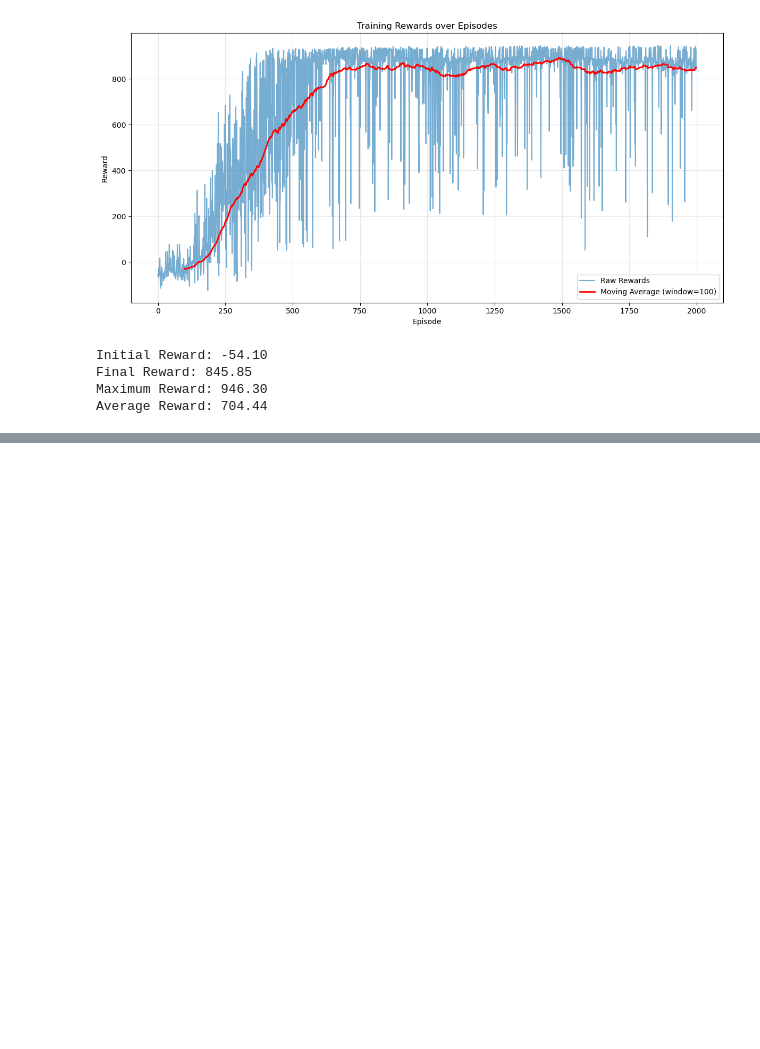
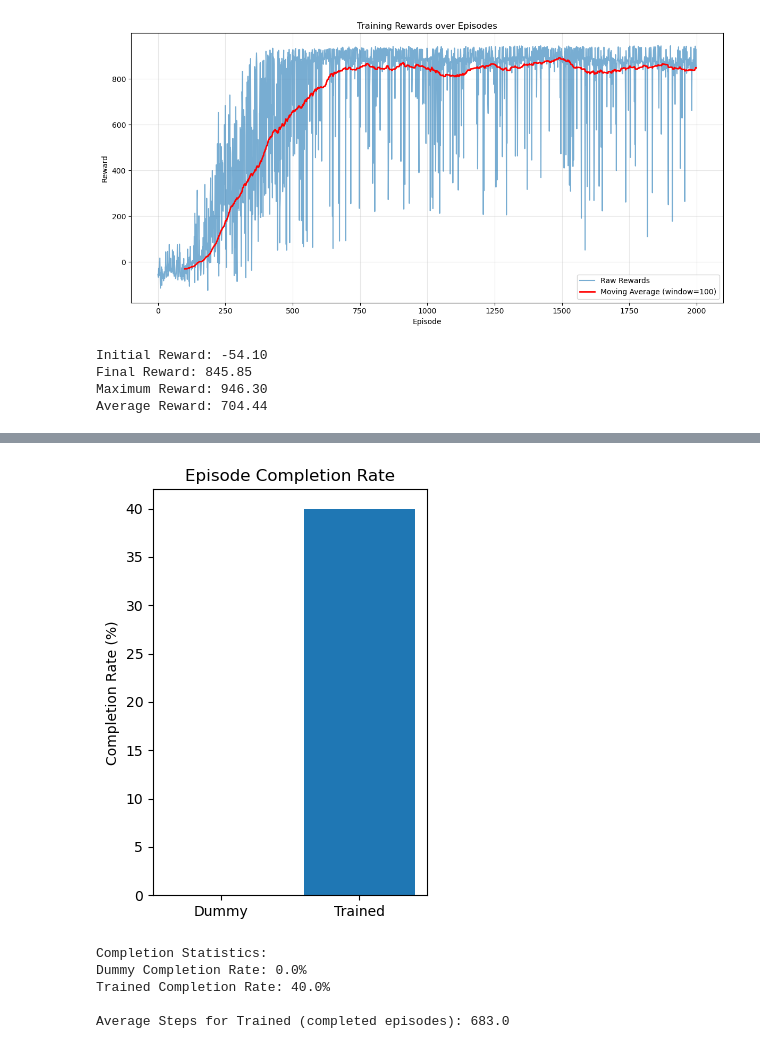
Before and after one commit to xanvcs/deep-q-learning-carracing, a Jupyter notebook: plots.ipynb, the cells around one changed output, grey strips where cells are left out. Drawn from its saved outputs; the diff is of its cells as text; code cells hidden in the pictures; blank space fills up the shorter version.

```diff
--- a/plots.ipynb
+++ b/plots.ipynb
@@ -53,0 +119,27 @@ Average Reward: 704.44
+# %%
+plt.subplot(1, 2, 2)
+dummy_steps = pd.read_csv('results_dummy_20241207_135353.csv')['steps']
+trained_steps = pd.read_csv('results_trained_20241207_141618.csv')['steps']
+
+# Calculate completion rates (episodes that didn't hit the 1000 step limit)
+dummy_completion = (dummy_steps < 1000).mean() * 100
+trained_completion = (trained_steps < 1000).mean() * 100
+
+plt.bar(['Dummy', 'Trained'], [dummy_completion, trained_completion])
+plt.title('Episode Completion Rate')
+plt.ylabel('Completion Rate (%)')
+
+plt.tight_layout()
+plt.show()
+
+print("\nCompletion Statistics:")
+print(f"Dummy Completion Rate: {dummy_completion:.1f}%")
+print(f"Trained Completion Rate: {trained_completion:.1f}%")
+print(f"\nAverage Steps for Trained (completed episodes): {trained_steps[trained_steps < 1000].mean():.1f}")
+# %% [output]
+[figure, added]
+Completion Statistics:
+Dummy Completion Rate: 0.0%
+Trained Completion Rate: 40.0%
+
+Average Steps for Trained (completed episodes): 683.0
```
Also changed, not shown: parts of 6 cells of this notebook.
